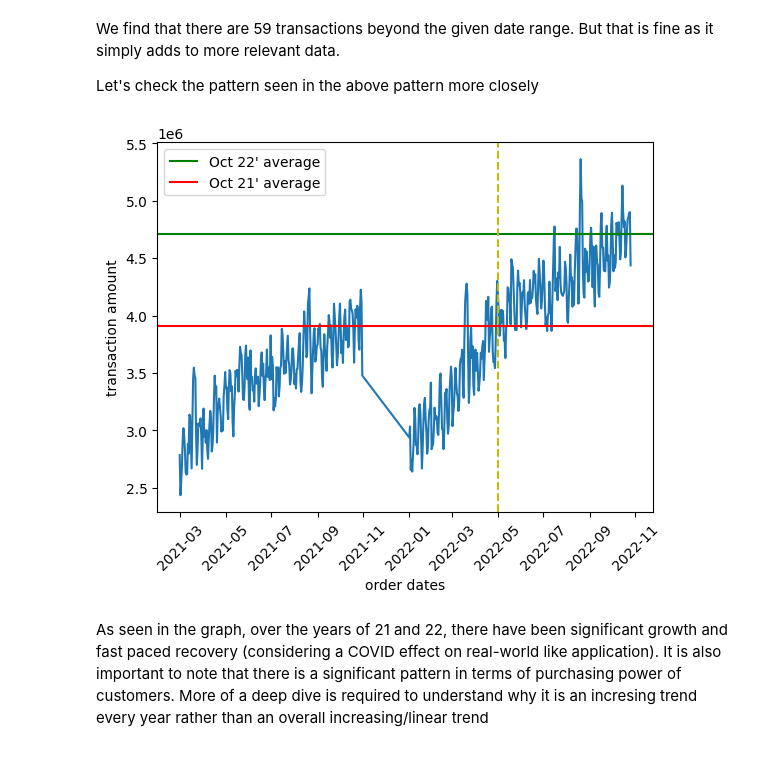
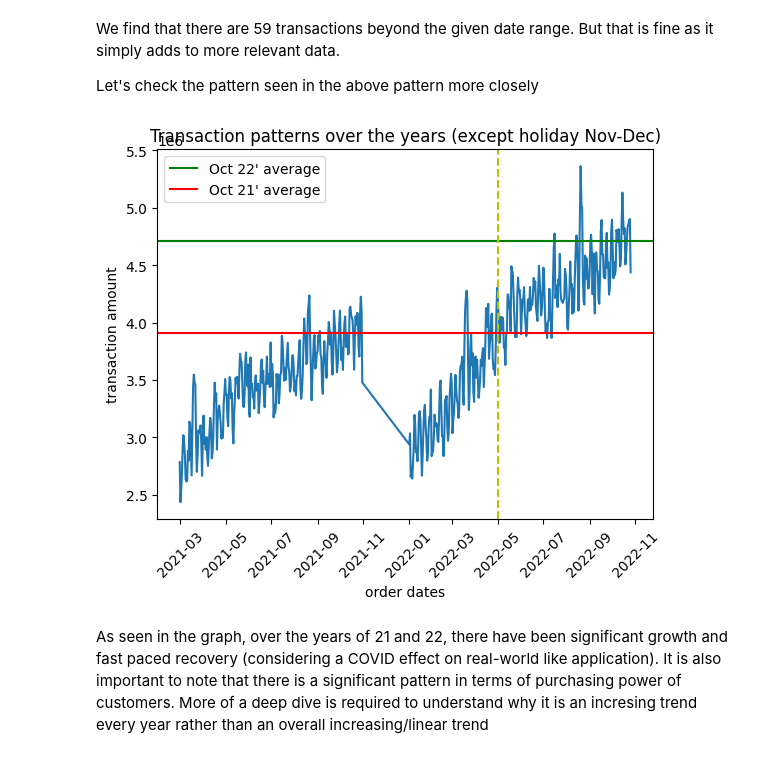
Before and after one commit to godfather-is-me/BNPL-Ranker, a Jupyter notebook: notebooks/initial.ipynb, the cells around one changed output. Saved outputs shown, nothing was run; the diff lists cells and outputs as text; code cells hidden in the pictures.

```diff
--- a/notebooks/initial.ipynb
+++ b/notebooks/initial.ipynb
@@ -81,22 +81,23 @@ Let's check the pattern seen in the above pattern more closely
 # %%
 pattern_check = amount_per_day[(amount_per_day["order dates"] < "11-1-2021") | (amount_per_day["order dates"] >"1-1-2022")]
 
 sns.lineplot(x="order dates", y="transaction amount", data=pattern_check)
 
 oct_2011_avg = amount_per_day[(amount_per_day["order dates"] >= "10-1-2021") & (amount_per_day["order dates"] < "11-1-2021")]["transaction amount"].mean()
 oct_2022_avg = amount_per_day[(amount_per_day["order dates"] >= "10-1-2022") & (amount_per_day["order dates"] < "11-1-2022")]["transaction amount"].mean()
 
 plt.axhline(oct_2022_avg, color='g', label="Oct 22' average")
 plt.axhline(oct_2011_avg, color='r', label="Oct 21' average")
 
 plt.axvline(pd.to_datetime("5-1-2022"), color='y', linestyle="--")
 
 plt.legend()
+plt.title("Transaction patterns over the years (except holiday Nov-Dec)")
 
 plt.xticks(rotation=45)
 plt.show()
 # %% [output]
-[figure, old version]
+[figure, new version]
 # %% [markdown]
 As seen in the graph, over the years of 21 and 22, there have been significant growth and fast paced recovery (considering a COVID effect on real-world like application). It is also important to note that there is a significant pattern in terms of purchasing power of customers. More of a deep dive is required to understand why it is an incresing trend every year rather than an overall increasing/linear trend
 # %% [markdown]
```
Also changed, not shown: parts of 17 cells of this notebook.
